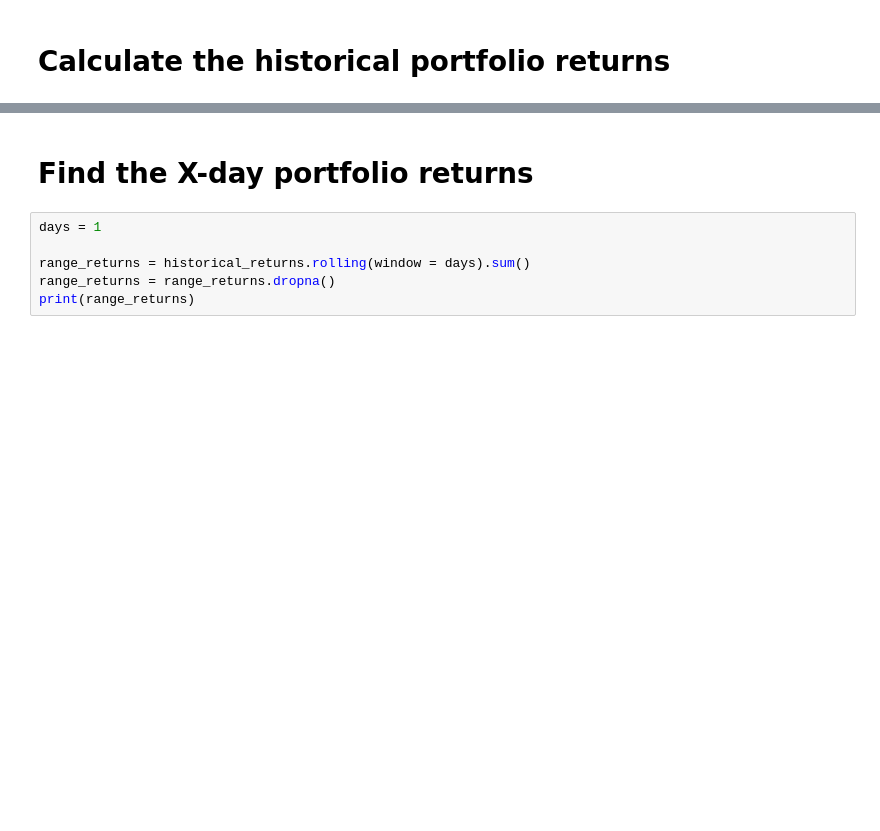
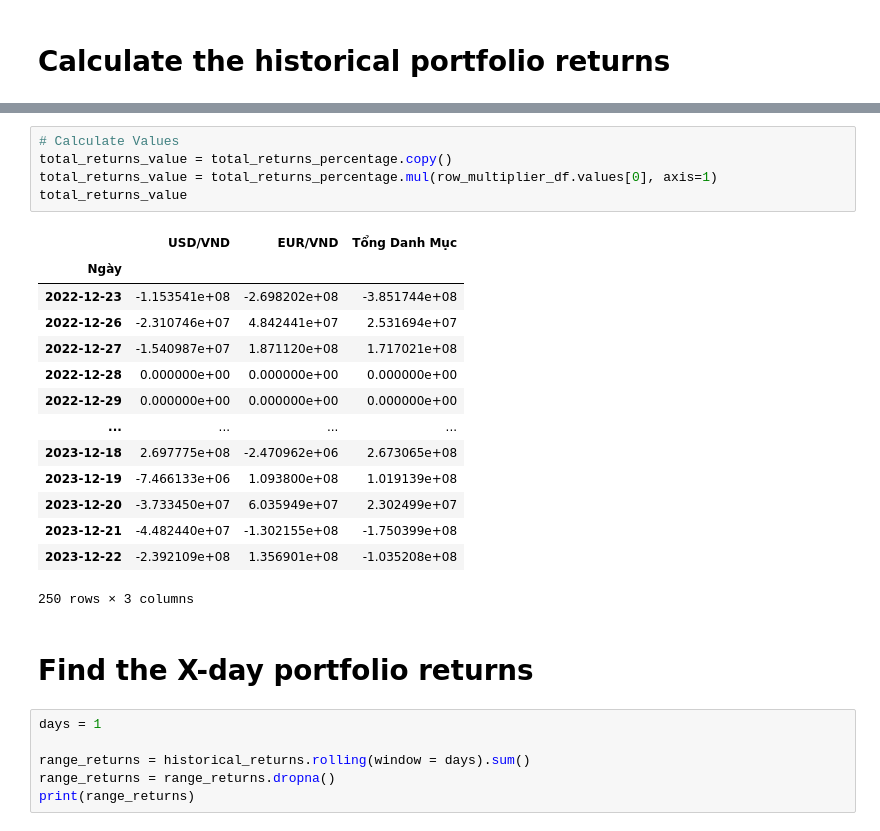
Before and after one commit to userlele78/Risk-Management-Project, a Jupyter notebook: Code/basic-historical-simulation-VaR(non-parametric).ipynb, the cells around one changed output, grey strips where cells are left out. Drawn from its saved outputs; the diff is of its cells as text; blank space fills up the shorter version.

```diff
--- a/Code/basic-historical-simulation-VaR(non-parametric).ipynb
+++ b/Code/basic-historical-simulation-VaR(non-parametric).ipynb
@@ -112,3 +168,23 @@ Length: 250, dtype: float64
+# %%
+# Calculate Values
+total_returns_value = total_returns_percentage.copy()
+total_returns_value = total_returns_percentage.mul(row_multiplier_df.values[0], axis=1)
+total_returns_value
+# %% [output]
+|  | USD/VND | EUR/VND | Tổng Danh Mục |
+| Ngày |  |  |  |
+| 2022-12-23 | -1.153541e+08 | -2.698202e+08 | -3.851744e+08 |
+| 2022-12-26 | -2.310746e+07 | 4.842441e+07 | 2.531694e+07 |
+| 2022-12-27 | -1.540987e+07 | 1.871120e+08 | 1.717021e+08 |
+| 2022-12-28 | 0.000000e+00 | 0.000000e+00 | 0.000000e+00 |
+| 2022-12-29 | 0.000000e+00 | 0.000000e+00 | 0.000000e+00 |
+| ... | ... | ... | ... |
+| 2023-12-18 | 2.697775e+08 | -2.470962e+06 | 2.673065e+08 |
+| 2023-12-19 | -7.466133e+06 | 1.093800e+08 | 1.019139e+08 |
+| 2023-12-20 | -3.733450e+07 | 6.035949e+07 | 2.302499e+07 |
+| 2023-12-21 | -4.482440e+07 | -1.302155e+08 | -1.750399e+08 |
+| 2023-12-22 | -2.392109e+08 | 1.356901e+08 | -1.035208e+08 |
+250 rows × 3 columns
 # %% [markdown]
 # Find the X-day portfolio returns
 # %%
```
Also changed, not shown: parts of 18 cells of this notebook, 1 other file.
